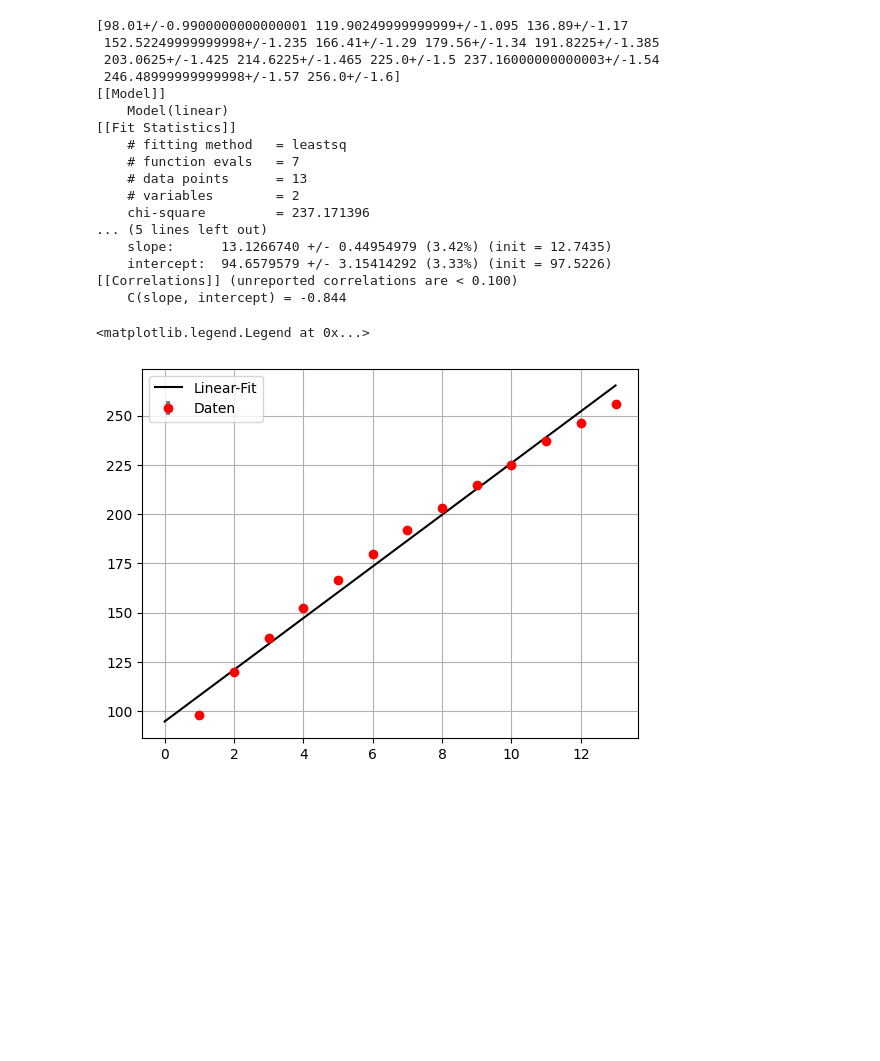
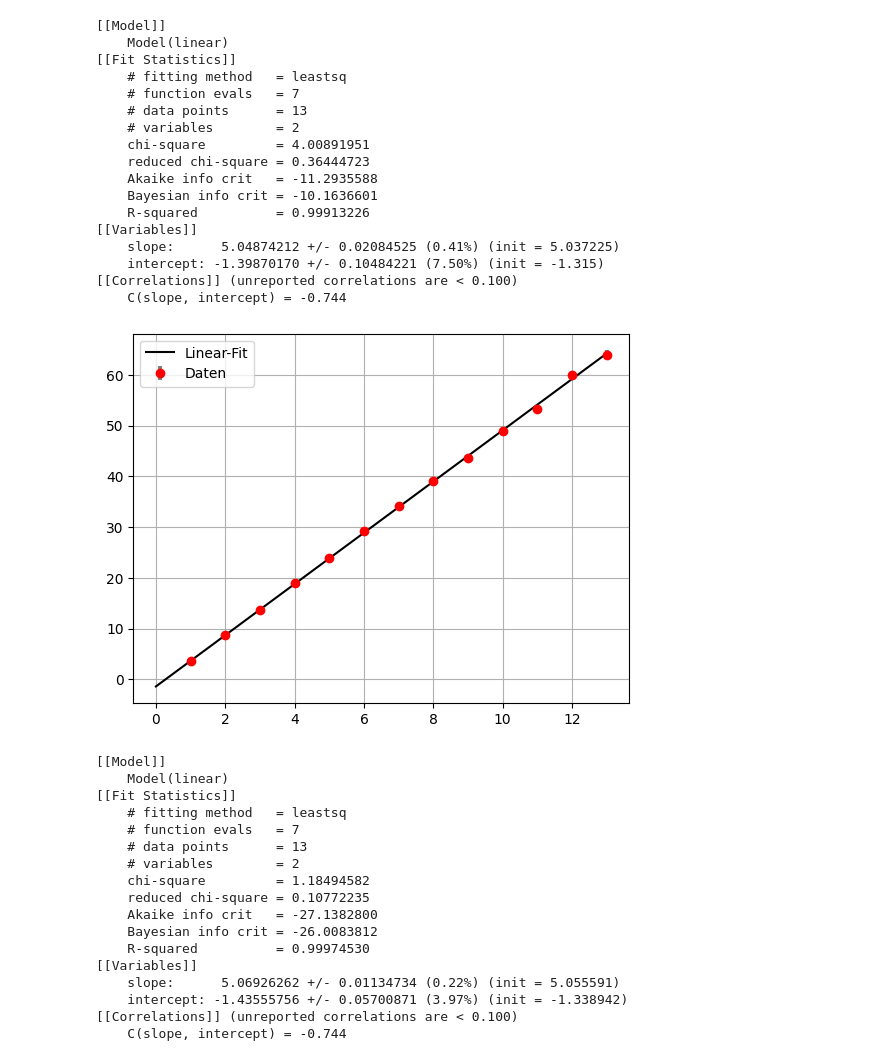
Before and after one commit to Friedrich-Jahns/Fortgeschrittenen-Praktikum-Physik, a Jupyter notebook: FP2_Zeemann/rad_zu_ord_fit/rad_zu_ord_fit.ipynb, the cells around one changed output. Saved outputs shown, nothing was run; the diff lists cells and outputs as text; code cells hidden in the pictures; blank space fills up the shorter version.

```diff
--- a/FP2_Zeemann/rad_zu_ord_fit/rad_zu_ord_fit.ipynb
+++ b/FP2_Zeemann/rad_zu_ord_fit/rad_zu_ord_fit.ipynb
@@ -21,10 +31,4 @@ m2 = up.uarray(data[2],np.full(len(data[2]),0.05))
 # %%
 #kp ob das richtig is sost nehmen wa nur2
-m1lin = up.sqrt(m1)
-m2lin = m2**2
-
-
-plt.errorbar(ord,up.nominal_values(m1lin),yerr=up.std_devs(m1lin))
-plt.show()
-plt.errorbar(ord,up.nominal_values(m2lin),yerr=up.std_devs(m2lin))
-plt.show()
+m1lin = np.square(m1)
+m2lin = np.square(m2)
@@ -40,33 +38,52 @@ plt.show()
 # %%
-res2 = f.linear_fit(up.nominal_values(m2lin),ord,up.std_devs(m2lin))
-print(m2lin)
+print(res1.fit_report())
+plt.errorbar(ord,up.nominal_values(m1lin),yerr = up.std_devs(m1lin),fmt='ro',ecolor='gray', elinewidth=3, capsize=0,label = 'Daten')
+plt.plot(np.arange(0,14),res1.eval(x=np.arange(0,14)),color='k',linestyle='-',alpha=1,label="Linear-Fit")
+plt.grid()
+plt.legend()
 plt.show()
+
+
 print(res2.fit_report())
 plt.errorbar(ord,up.nominal_values(m2lin),yerr = up.std_devs(m2lin),fmt='ro',ecolor='gray', elinewidth=3, capsize=0,label = 'Daten')
 plt.plot(np.arange(0,14),res2.eval(x=np.arange(0,14)),color='k',linestyle='-',alpha=1,label="Linear-Fit")
 
-
-
-
 plt.grid()
 plt.legend()
+plt.show()
 # %% [output]
-[98.01+/-0.9900000000000001 119.90249999999999+/-1.095 136.89+/-1.17
- 152.52249999999998+/-1.235 166.41+/-1.29 179.56+/-1.34 191.8225+/-1.385
- 203.0625+/-1.425 214.6225+/-1.465 225.0+/-1.5 237.16000000000003+/-1.54
- 246.48999999999998+/-1.57 256.0+/-1.6]
 [[Model]]
     Model(linear)
 [[Fit Statistics]]
     # fitting method   = leastsq
     # function evals   = 7
     # data points      = 13
     # variables        = 2
-    chi-square         = 237.171396
-... (5 lines left out)
-    slope:      13.1266740 +/- 0.44954979 (3.42%) (init = 12.7435)
-    intercept:  94.6579579 +/- 3.15414292 (3.33%) (init = 97.5226)
+    chi-square         = 4.00891951
+    reduced chi-square = 0.36444723
+    Akaike info crit   = -11.2935588
+    Bayesian info crit = -10.1636601
+    R-squared          = 0.99913226
+[[Variables]]
+    slope:      5.04874212 +/- 0.02084525 (0.41%) (init = 5.037225)
+    intercept: -1.39870170 +/- 0.10484221 (7.50%) (init = -1.315)
 [[Correlations]] (unreported correlations are < 0.100)
-    C(slope, intercept) = -0.844
+    C(slope, intercept) = -0.744
+[figure, new version]
-<matplotlib.legend.Legend at 0x...>
+[[Model]]
+    Model(linear)
+[[Fit Statistics]]
+    # fitting method   = leastsq
+    # function evals   = 7
+    # data points      = 13
+    # variables        = 2
+    chi-square         = 1.18494582
+    reduced chi-square = 0.10772235
+    Akaike info crit   = -27.1382800
+    Bayesian info crit = -26.0083812
+    R-squared          = 0.99974530
+[[Variables]]
+    slope:      5.06926262 +/- 0.01134734 (0.22%) (init = 5.055591)
+    intercept: -1.43555756 +/- 0.05700871 (3.97%) (init = -1.338942)
+[[Correlations]] (unreported correlations are < 0.100)
+    C(slope, intercept) = -0.744
-[figure, old version]
```
Also changed, not shown: parts of 4 cells of this notebook, 1 other file.
